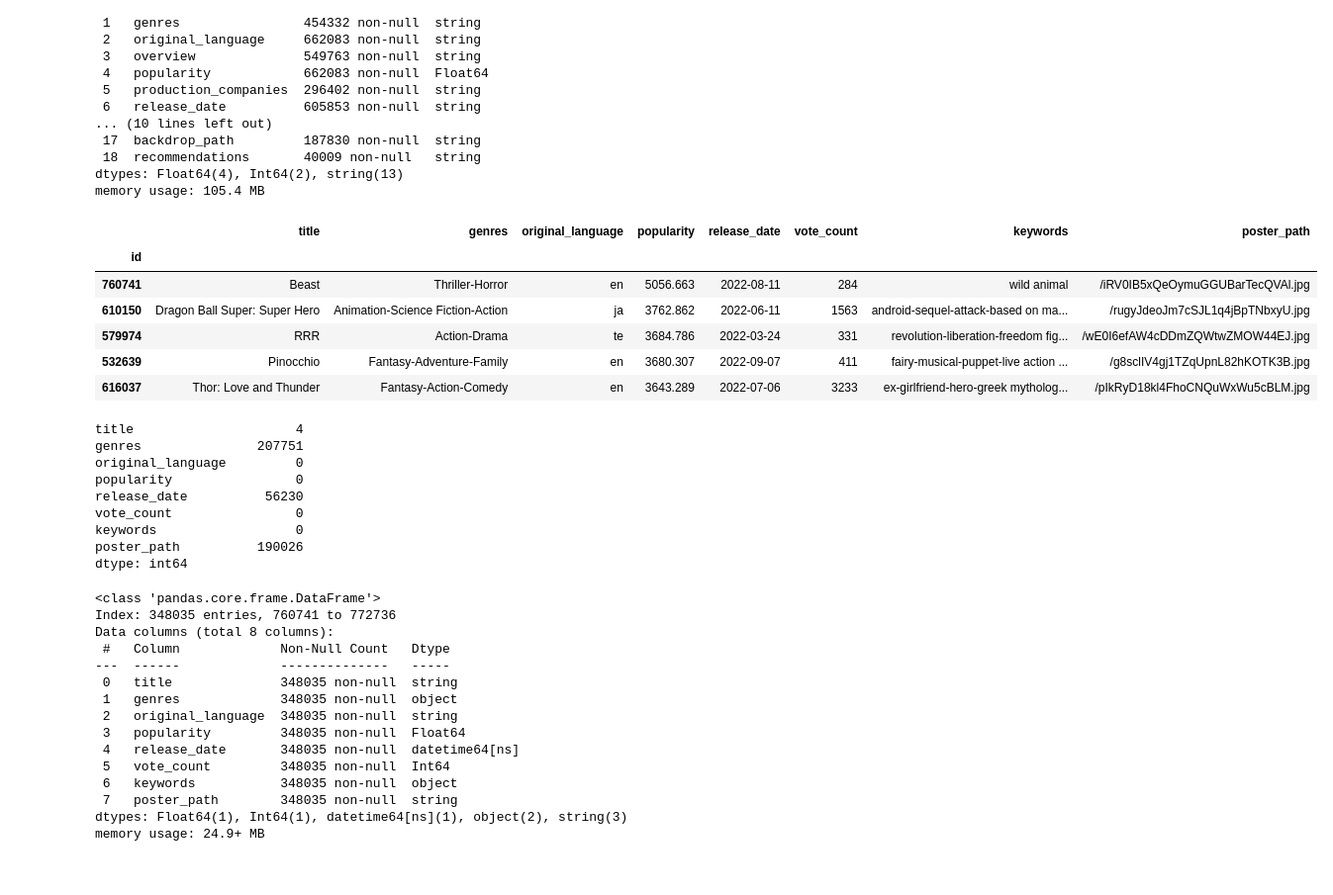
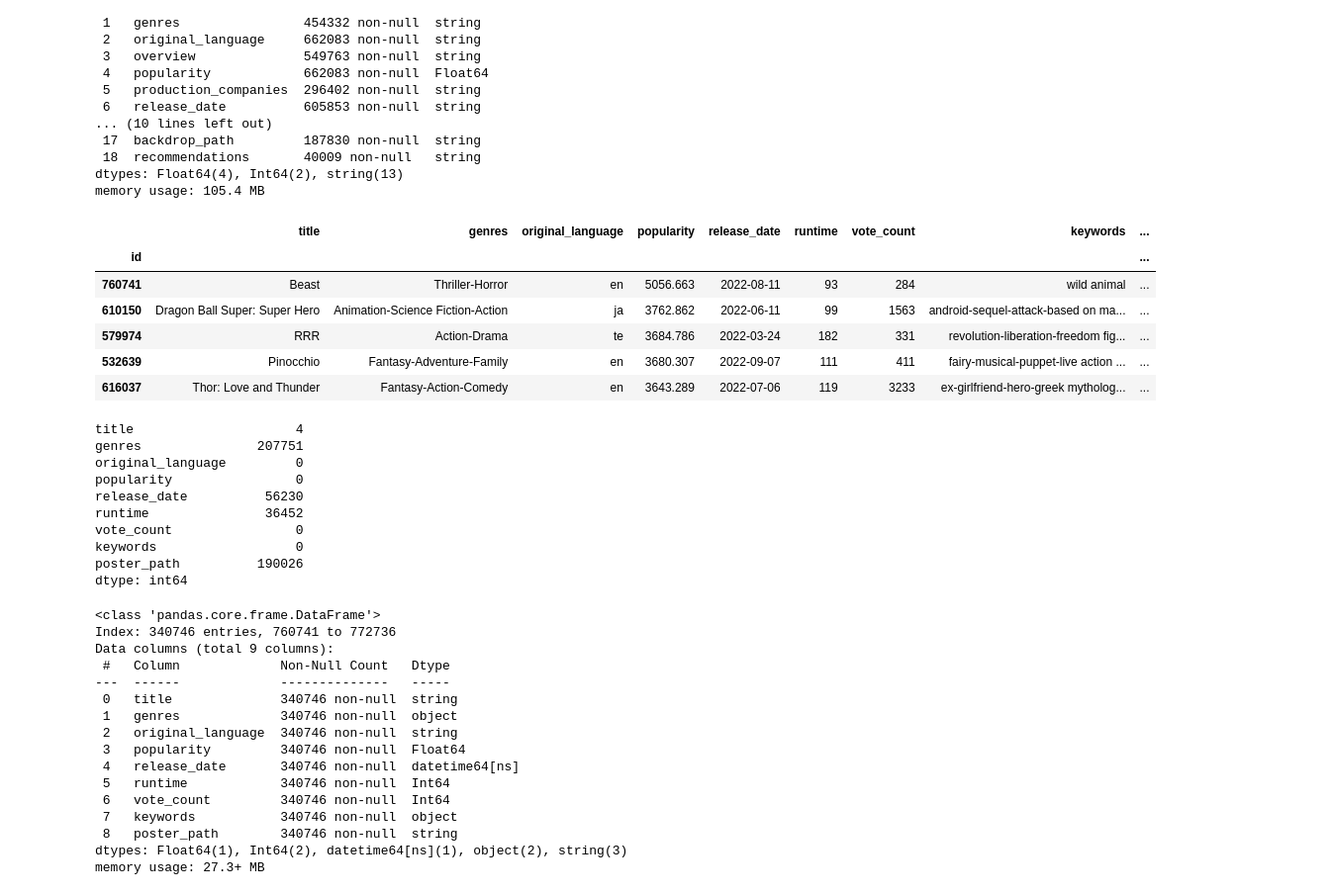
Before and after one commit to milenabruseva/thismovieposterdoesntexist, a Jupyter notebook: explore-dataset.ipynb, the cells around one changed output. Shown at 99% size. Saved outputs shown, nothing was run; the diff lists cells and outputs as text; code cells hidden in the pictures.

Commit message:
Added first custom implementation of image dataloader. Added notebook for basic gan. Changed dataset to have runtime.

```diff
--- a/explore-dataset.ipynb
+++ b/explore-dataset.ipynb
@@ -52,17 +52,17 @@ Data columns (total 19 columns):
 dtypes: Float64(4), Int64(2), string(13)
 memory usage: 105.4 MB
 # %%
-movies = movies.drop(columns=['overview','production_companies','budget','revenue','runtime','status','tagline','vote_average','credits','backdrop_path','recommendations'])
+movies = movies.drop(columns=['overview','production_companies','budget','revenue','status','tagline','vote_average','credits','backdrop_path','recommendations'])
 movies.keywords = movies.keywords.fillna('')
 movies.head()
 # %% [output]
-|  | title | genres | original_language | popularity | release_date | vote_count | keywords | poster_path |
-| id |  |  |  |  |  |  |  |  |
-| 760741 | Beast | Thriller-Horror | en | 5056.663 | 2022-08-11 | 284 | wild animal | /iRV0IB5xQeOymuGGUBarTecQVAl.jpg |
-| 610150 | Dragon Ball Super: Super Hero | Animation-Science Fiction-Action | ja | 3762.862 | 2022-06-11 | 1563 | android-sequel-attack-based on ma... | /rugyJdeoJm7cSJL1q4jBpTNbxyU.jpg |
-| 579974 | RRR | Action-Drama | te | 3684.786 | 2022-03-24 | 331 | revolution-liberation-freedom fig... | /wE0I6efAW4cDDmZQWtwZMOW44EJ.jpg |
-| 532639 | Pinocchio | Fantasy-Adventure-Family | en | 3680.307 | 2022-09-07 | 411 | fairy-musical-puppet-live action ... | /g8sclIV4gj1TZqUpnL82hKOTK3B.jpg |
-| 616037 | Thor: Love and Thunder | Fantasy-Action-Comedy | en | 3643.289 | 2022-07-06 | 3233 | ex-girlfriend-hero-greek mytholog... | /pIkRyD18kl4FhoCNQuWxWu5cBLM.jpg |
+|  | title | genres | original_language | popularity | release_date | runtime | vote_count | keywords | ... |
+| id |  |  |  |  |  |  |  |  | ... |
+| 760741 | Beast | Thriller-Horror | en | 5056.663 | 2022-08-11 | 93 | 284 | wild animal | ... |
+| 610150 | Dragon Ball Super: Super Hero | Animation-Science Fiction-Action | ja | 3762.862 | 2022-06-11 | 99 | 1563 | android-sequel-attack-based on ma... | ... |
+| 579974 | RRR | Action-Drama | te | 3684.786 | 2022-03-24 | 182 | 331 | revolution-liberation-freedom fig... | ... |
+| 532639 | Pinocchio | Fantasy-Adventure-Family | en | 3680.307 | 2022-09-07 | 111 | 411 | fairy-musical-puppet-live action ... | ... |
+| 616037 | Thor: Love and Thunder | Fantasy-Action-Comedy | en | 3643.289 | 2022-07-06 | 119 | 3233 | ex-girlfriend-hero-greek mytholog... | ... |
 # %%
 movies.isna().sum()
 # %% [output]
@@ -71,6 +71,7 @@ genres               207751
 original_language         0
 popularity                0
 release_date          56230
+runtime               36452
 vote_count                0
 keywords                  0
 poster_path          190026
@@ -85,20 +86,21 @@ movies.keywords = movies.keywords.apply(lambda x: x.split('-'))
 movies.info()
 # %% [output]
 <class 'pandas.core.frame.DataFrame'>
-Index: 348035 entries, 760741 to 772736
-Data columns (total 8 columns):
+Index: 340746 entries, 760741 to 772736
+Data columns (total 9 columns):
  #   Column             Non-Null Count   Dtype
 ---  ------             --------------   -----
- 0   title              348035 non-null  string
- 1   genres             348035 non-null  object
- 2   original_language  348035 non-null  string
- 3   popularity         348035 non-null  Float64
- 4   release_date       348035 non-null  datetime64[ns]
- 5   vote_count         348035 non-null  Int64
- 6   keywords           348035 non-null  object
- 7   poster_path        348035 non-null  string
-dtypes: Float64(1), Int64(1), datetime64[ns](1), object(2), string(3)
-memory usage: 24.9+ MB
+ 0   title              340746 non-null  string
+ 1   genres             340746 non-null  object
+ 2   original_language  340746 non-null  string
+ 3   popularity         340746 non-null  Float64
+ 4   release_date       340746 non-null  datetime64[ns]
+ 5   runtime            340746 non-null  Int64
+ 6   vote_count         340746 non-null  Int64
+ 7   keywords           340746 non-null  object
+ 8   poster_path        340746 non-null  string
+dtypes: Float64(1), Int64(2), datetime64[ns](1), object(2), string(3)
+memory usage: 27.3+ MB
 # %%
 movies.head(10)
 # %% [output]
```
Also changed, not shown: parts of 6 cells of this notebook, 2 other files.
